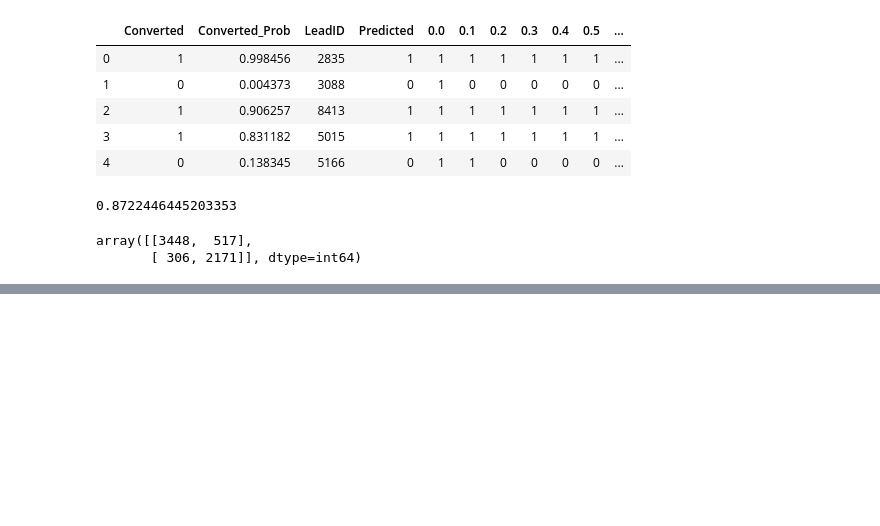
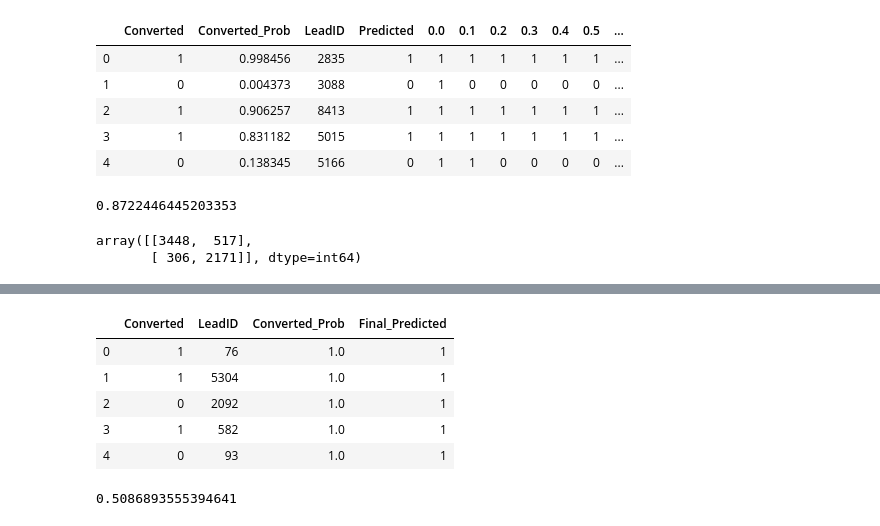
Before and after one commit to singh-manvinder/lead_scoring, a Jupyter notebook: solution.ipynb, the cells around one changed output, grey strips where cells are left out. Cells and saved outputs as stored; diff of their text form; code cells hidden in the pictures; blank space fills up the shorter version.

Commit message:
Model score 50 percent

```diff
--- a/solution.ipynb
+++ b/solution.ipynb
@@ -934,0 +1082,3 @@ TP / float(TP+FN)
+# %%
+# Appending y_test_df and y_pred_1
+y_pred_final = pd.concat([y_test_df, y_pred_1],axis=1)
@@ -934,0 +1094,6 @@ TP / float(TP+FN)
+# %%
+# Renaming the column
+y_pred_final= y_pred_final.rename(columns={ 0 : 'Converted_Prob'})
+# %%
+# Rearranging the columns
+y_pred_final = y_pred_final.reindex_axis(['LeadID','Converted','Converted_Prob'], axis=1)
@@ -934,0 +1112,16 @@ TP / float(TP+FN)
+# %%
+y_pred_final['Final_Predicted'] = y_pred_final.Converted_Prob.map(lambda x: 1 if x > 0.42 else 0)
+# %%
+y_pred_final.head()
+# %% [output]
+|  | Converted | LeadID | Converted_Prob | Final_Predicted |
+| 0 | 1 | 76 | 1.0 | 1 |
+| 1 | 1 | 5304 | 1.0 | 1 |
+| 2 | 0 | 2092 | 1.0 | 1 |
+| 3 | 1 | 582 | 1.0 | 1 |
+| 4 | 0 | 93 | 1.0 | 1 |
+# %%
+# Let's check the overall accuracy.
+metrics.accuracy_score(y_pred_final.Converted, y_pred_final.Final_Predicted)
+# %% [output]
+0.5086893555394641
```
Also changed, not shown: parts of 40 cells of this notebook.
